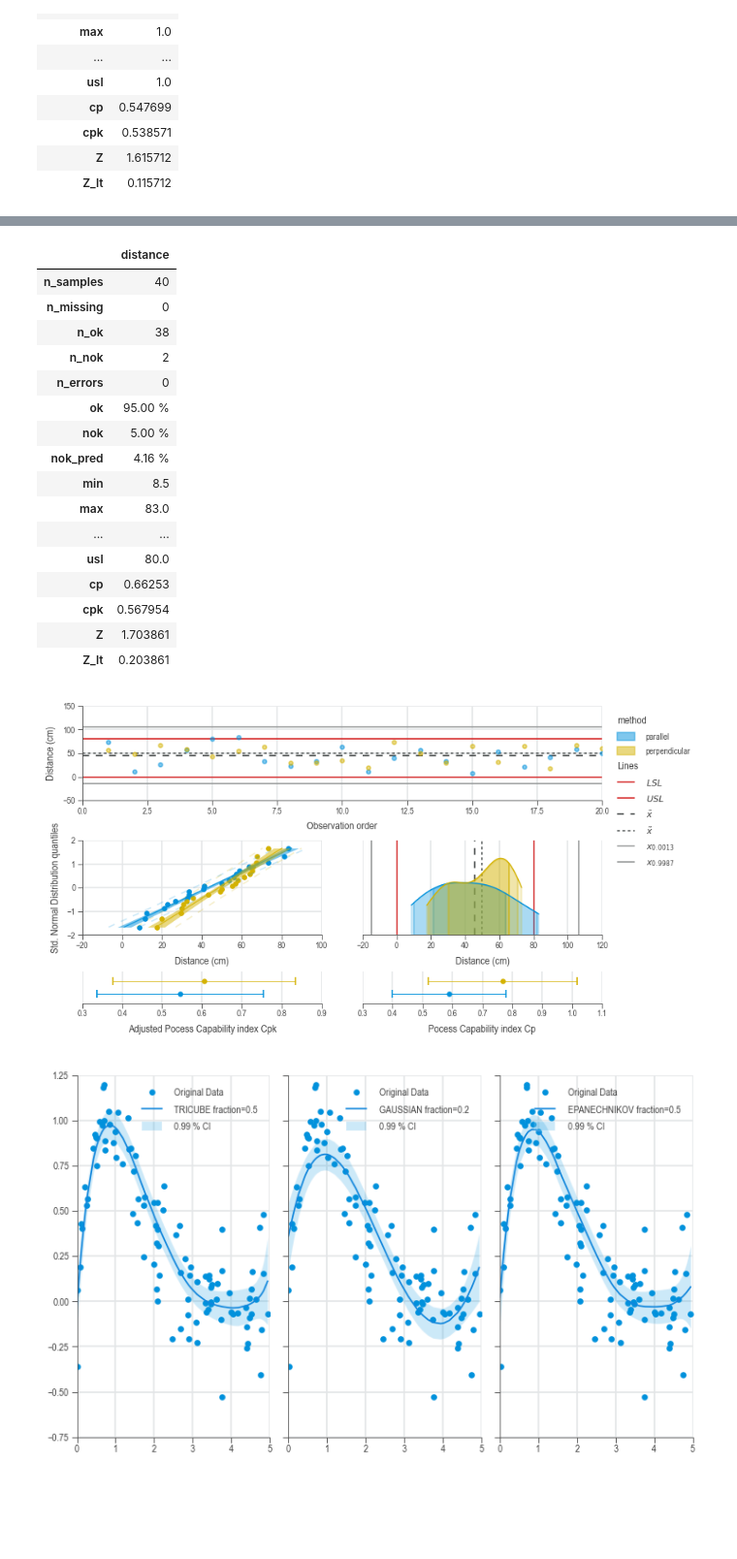
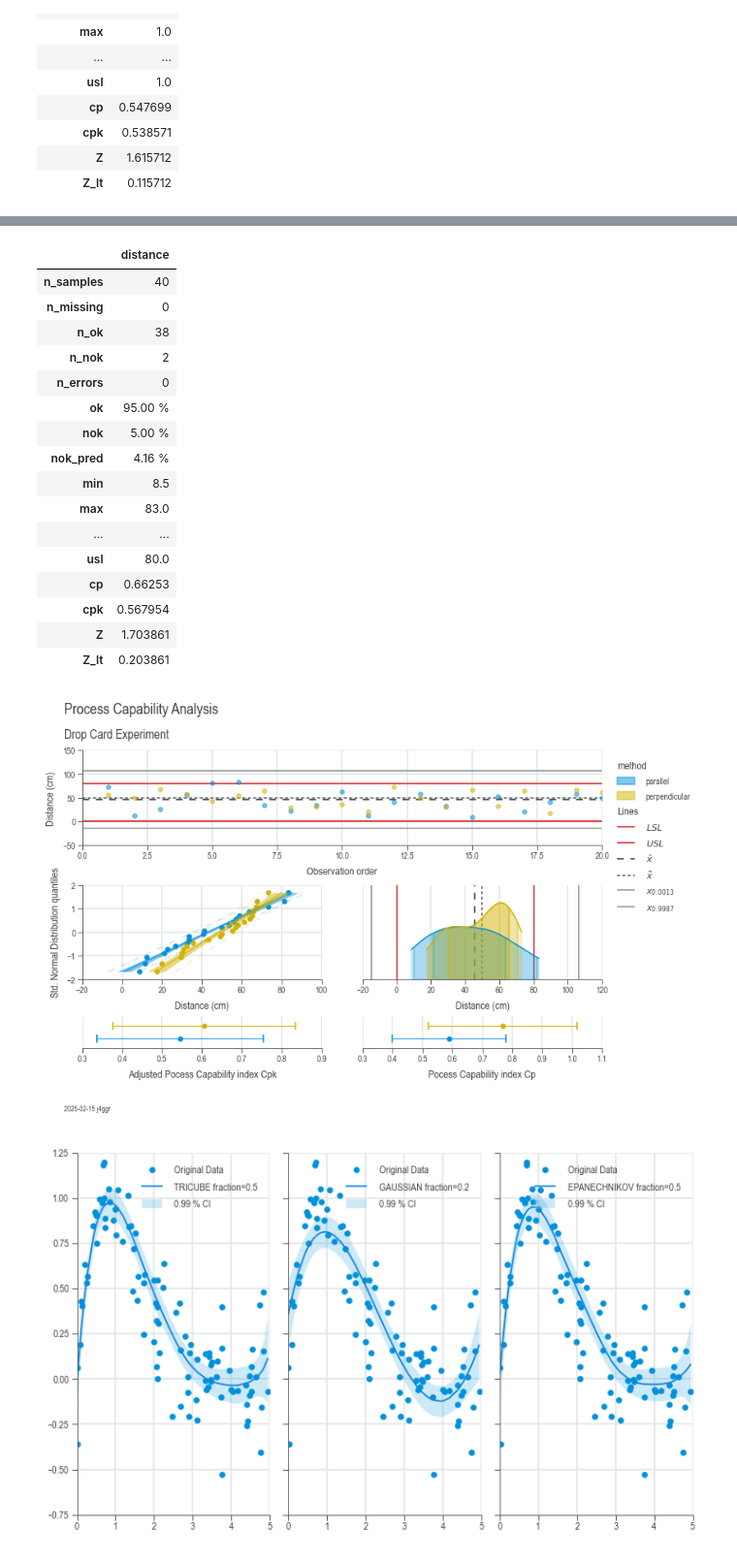
Before and after one commit to j4ggr/DaSPi, a Jupyter notebook: notebooks/doc-content_process-analysis.ipynb, the cells around one changed output, grey strips where cells are left out. Shown at 97% size. Cells and saved outputs as stored; diff of their text form; code cells hidden in the pictures; blank space fills up the shorter version.

Commit message:
templates added, example for ProcessCapabilityAnalysisCharts added, example for BivariateUnivariateCharts

```diff
--- a/notebooks/doc-content_process-analysis.ipynb
+++ b/notebooks/doc-content_process-analysis.ipynb
@@ -175,3 +175,29 @@ estimation.describe()
 | cpk | 0.538571 |
 | Z | 1.615712 |
 | Z_lt | 0.115712 |
+# %%
+import daspi as dsp
+
+df = dsp.load_dataset('aspirin-dissolution')
+hue = 'brand'
+n_groups = df.groupby(hue).ngroups
+chart = dsp.BivariateUnivariateCharts(
+        source=df,
+        target='dissolution',
+        feature='temperature',
+        hue=hue,
+        dodge_univariates=True,
+    ).plot_univariates(
+        dsp.MeanTest, n_groups=n_groups
+    ).plot_univariates(
+        dsp.QuantileBoxes, strategy='data'
+    ).plot_bivariate(
+        dsp.LinearRegressionLine, show_fit_ci=True
+    ).label(
+        fig_title='Regression and distribution analysis',
+        sub_title='Aspirin dissolution time vs. temperature',
+        feature_label='Water temperature (°C)',
+        target_label='Dissolution time (s)',
+        axes_titles=('95 % Bonferroni confidence interval of mean', '', '', ''),
+        info=True
+    )
@@ -178,35 +206,46 @@ estimation.describe()
 # %%
+import daspi as dsp
+
 df = dsp.load_dataset('drop_card')
 spec_limits = 0, float(df.loc[0, 'usl'])
 target = 'distance'
-target_label = 'Distance (mm)'
 
 dsp.ProcessCapabilityAnalysisCharts(
-        source=df, target=target, spec_limits=spec_limits, hue='method'
+        source=df,
+        target=target,
+        spec_limits=spec_limits,
+        hue='method'
     ).plot(
     ).stripes(
-    ).label(target_label='Distance (cm)')
-distance = dsp.ProcessEstimator(df[target], lsl=spec_limits[0], usl=spec_limits[1])
+    ).label(
+        fig_title='Process Capability Analysis',
+        sub_title='Drop Card Experiment',
+        target_label='Distance (cm)',
+        info=True)
+distance = dsp.ProcessEstimator(
+    samples=df[target],
+    lsl=spec_limits[0],
+    usl=spec_limits[1])
 distance.describe()
 # %% [output]
 |  | distance |
 | n_samples | 40 |
 | n_missing | 0 |
 | n_ok | 38 |
 | n_nok | 2 |
 | n_errors | 0 |
 | ok | 95.00 % |
 | nok | 5.00 % |
 | nok_pred | 4.16 % |
 | min | 8.5 |
 | max | 83.0 |
 | ... | ... |
 | usl | 80.0 |
 | cp | 0.66253 |
 | cpk | 0.567954 |
 | Z | 1.703861 |
 | Z_lt | 0.203861 |
-[figure, old version]
+[figure, new version]
 # %%
 import numpy as np
 import daspi as dsp
```
Also changed, not shown: parts of 1 cell of this notebook, 1 other file.
